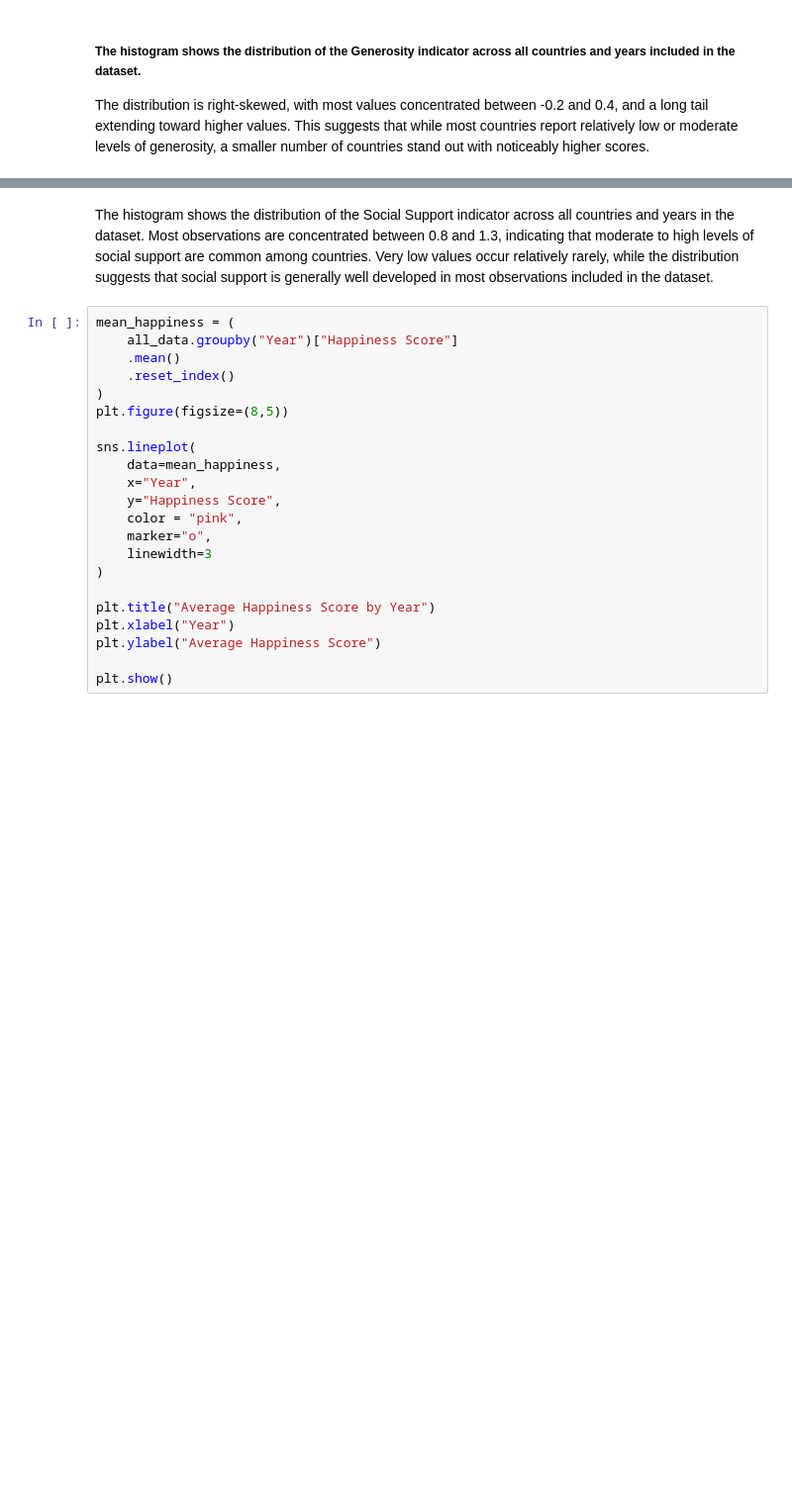
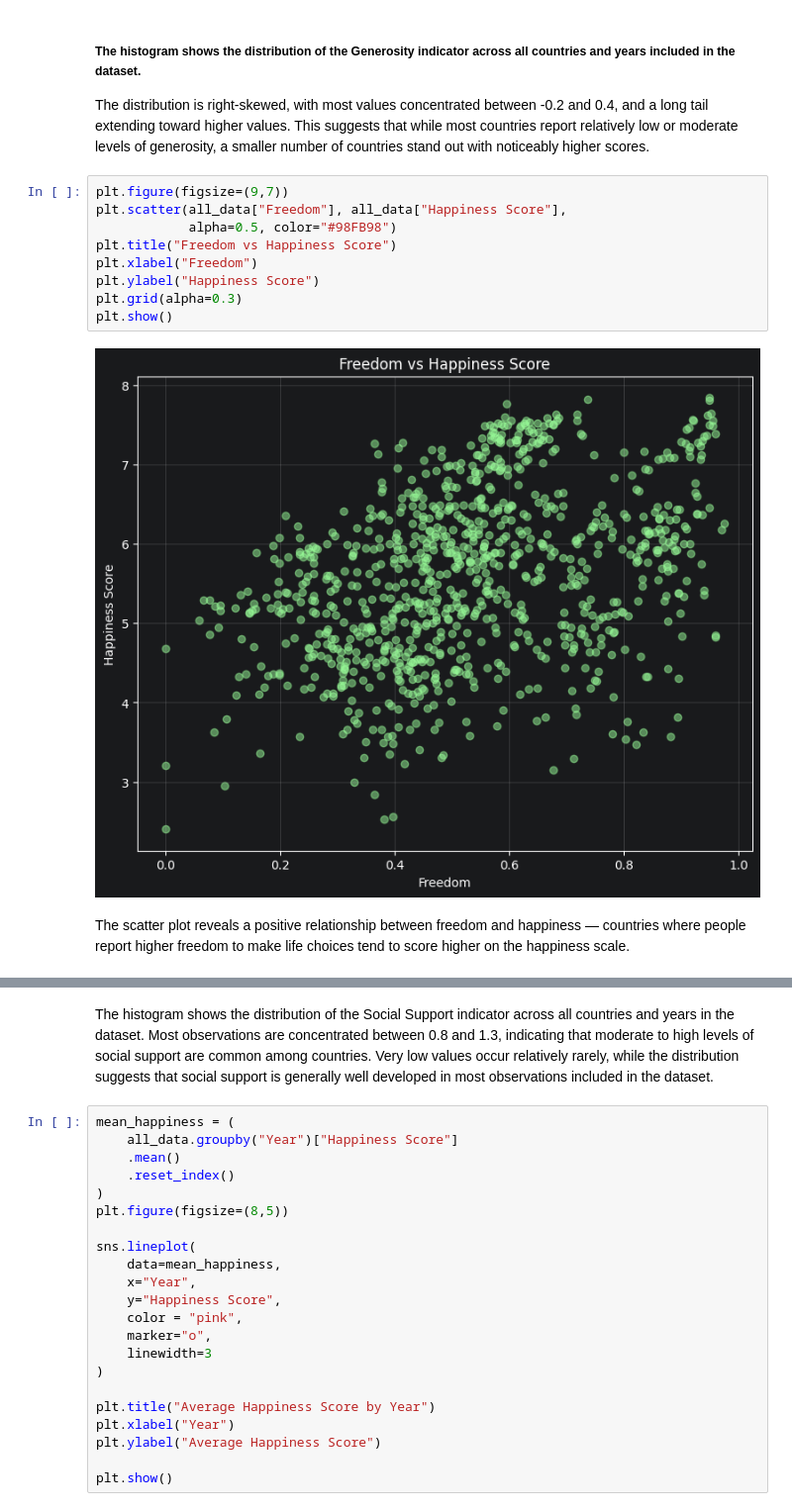
Before and after one commit to soonserv/data-best-project, a Jupyter notebook: notebooks/SA_notebook.ipynb, the cells around one changed output, grey strips where cells are left out. Shown at 99% size. Drawn from its saved outputs; the diff is of its cells as text; blank space fills up the shorter version.

```diff
--- a/notebooks/SA_notebook.ipynb
+++ b/notebooks/SA_notebook.ipynb
@@ -195,6 +327,19 @@ plt.show()
 # %% [markdown]
 ##### The histogram shows the distribution of the Generosity indicator across all countries and years included in the dataset.
  The distribution is right-skewed, with most values concentrated between -0.2 and 0.4, and a long tail extending toward higher values. This suggests that while most countries report relatively low or moderate levels of generosity, a smaller number of countries stand out with noticeably higher scores.
+# %%
+plt.figure(figsize=(9,7))
+plt.scatter(all_data["Freedom"], all_data["Happiness Score"],
+            alpha=0.5, color="#98FB98")
+plt.title("Freedom vs Happiness Score")
+plt.xlabel("Freedom")
+plt.ylabel("Happiness Score")
+plt.grid(alpha=0.3)
+plt.show()
+# %% [output]
+[figure, added]
+# %% [markdown]
+The scatter plot reveals a positive relationship between freedom and happiness — countries where people report higher freedom to make life choices tend to score higher on the happiness scale.
 # %%
 plt.figure(figsize=(9,7))
 
```
Also changed, not shown: parts of 68 cells of this notebook.
